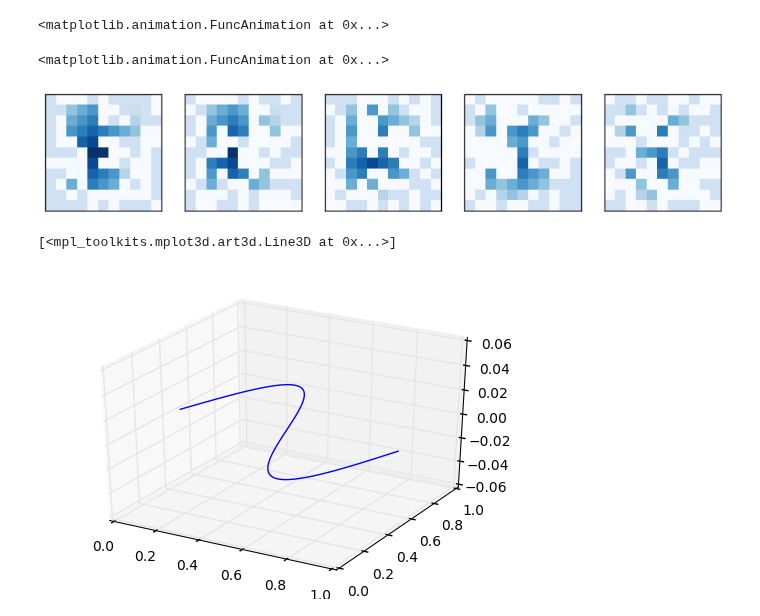
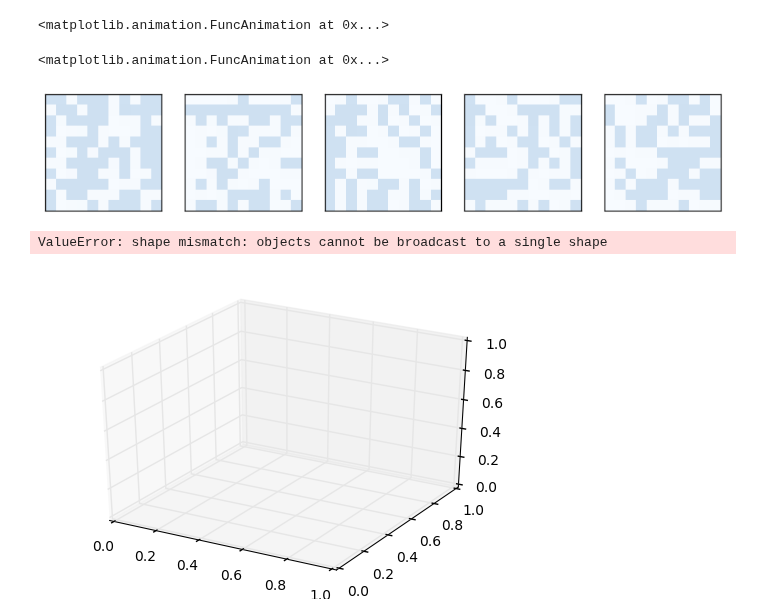
Before and after one commit to Maxventeen/Gas_expansion, a Jupyter notebook: Project.ipynb, the cells around one changed output. Saved outputs shown, nothing was run; the diff lists cells and outputs as text; code cells hidden in the pictures.

Commit message:
Percolation with fade and dry

```diff
--- a/Project.ipynb
+++ b/Project.ipynb
@@ -376,42 +376,19 @@ class Percolation3D(Percolation):
         #fill center cell of top layer
         self.layers[0][n//2,m//2] = 5
 
-#         self.layers2 = [np.random.choice([0.0,5.0], (n, m), p=[1-p, p]) for x in range(z)]
-        #gas
-#         self.layers = [np.random.choice([0.0,5.0], (n, m), p=[1-(p/100), (p/100)]) for y in range(z)]
-        # fill random areas with inpermiable materials
-#         self.array2 = np.random.choice([0.0,5.0], (n, m), p=[1-p, p])
-#         # fill remaining areas with permiable materials/caverns
-#         self.array = np.random.choice([0.0,5.0], (n, m), p=[1-(p/100), (p/100)])
-
     def step(self):
         """Executes one time step."""
 
 
         num_layers = len(self.layers)
 
-#         a = self.array
-#         a2 = self.array2
-#         c = correlate2d(a, self.kernel, mode='same', boundary='fill')
-#         c2 = correlate2d(a2, self.kernel, mode='same', boundary= 'fill')
-
-#         self.array[((a==0) & (c>=5)) & (a2==0)] =  5
-#         self.array +=  self.r * c
-
-#         for l in range(num_layers):
-#             a = self.layers[l]
-#             a2 = self.layers2[l]
-#             c = correlate2d(a, self.kernel, mode='same', boundary='fill')
-#             c2 = correlate2d(a2, self.kernel, mode='same', boundary= 'fill')
-#             self.layers[l][(a==0) & (c>=5) & (a2==0)] = 5
-#             self.layers[l] += self.r*c
-
-        #
+        # if a cell will get wet, set it's level of wetness
+        # to be inversely proportional to the number of steps already taken
         blk_diff = 5-self.r*self.cnt if 5-self.r*self.cnt > 1 else 1.1
 
+        # expand wet cells to porous cells
         for l in range(num_layers):
             a = self.layers[l]
-            # expand to porous cells
             c = correlate2d(a, self.kernel, mode='same')
             self.layers[l][(a==1) & (c>4)] = blk_diff
 
@@ -420,17 +397,18 @@ class Percolation3D(Percolation):
         # if cells of the adjacent layers are wet
         for l in range(num_layers):
 
+            # array that will indicate the adjacent wet cells of a layer
             adj_wet_cells = np.zeros((len(self.layers[0][0]),len(self.layers[0])),dtype=np.float);
 
             left = l-1
             right = l+1
 
+            # check left layer
             if left >= 0:
-#                 adj_wet_cells[self.layers[left]>=5] = 5
                 adj_wet_cells[self.layers[left] > 1] = blk_diff
 
+            # check right layer
             if right < num_layers:
-#                 adj_wet_cells[self.layers[right]>=5] = 5
                 adj_wet_cells[self.layers[right] > 1] = blk_diff
 
             a = self.layers[l]
@@ -441,7 +419,15 @@ class Percolation3D(Percolation):
 
         self.cnt += 1
 
+        self.diff_layers()
 
+
+    def diff_layers(self):
+        num_layers = len(self.layers)
+
+        for l in range(num_layers):
+            a = self.layers[l]
+            self.layers[l][(a>1)] -= self.r
 
     def show_layers(self):
         for x in range(len(self.layers)):
@@ -455,24 +441,39 @@ class Percolation3D(Percolation):
 # %%
 seed = 10
 
-perc3d = Percolation3D(11,z=5,r=0.5,p=0.5)
+perc3d = Percolation3D(17,z=5,r=0.2,p=0.5)
 
 viewer = PercolationViewer3D(perc3d)
 anim = viewer.animate(frames=50)
 anim
 # %% [output]
 <matplotlib.animation.FuncAnimation at 0x...>
-[figure, old version]
+[figure, new version]
 # %%
 import matplotlib.pyplot as plt
 from mpl_toolkits.mplot3d import Axes3D
 
-fig = plt.figure()
-ax = fig.add_subplot(111, projection='3d')
+# fig = plt.figure()
+# ax = fig.add_subplot(111, projection='3d')
 
-x = np.linspace(0, 1, 100)
-y = np.sin(x * 2 * np.pi) / 2 + 0.5
-ax.plot(x, y, zs=0, zdir='z', label='curve in (x,y)')
+# x = np.linspace(0, 1, 100)
+# y = np.sin(x * 2 * np.pi) / 2 + 0.5
+# ax.plot(x, y, zs=0, zdir='z', label='curve in (x,y)')
+
+# Set up grid and test data
+nx, ny = 256, 1024
+x = range(nx)
+y = range(ny)
+
+data = np.random.random((nx, ny))
+
+hf = plt.figure()
+ha = hf.add_subplot(111, projection='3d')
+
+X, Y = np.meshgrid(x, y)  # `plot_surface` expects `x` and `y` data to be 2D
+ha.plot_surface(X, Y, data)
+
+plt.show()
 # %% [output]
-[<mpl_toolkits.mplot3d.art3d.Line3D at 0x...>]
+ValueError: shape mismatch: objects cannot be broadcast to a single shape
-[figure, old version]
+[figure, new version]
```
